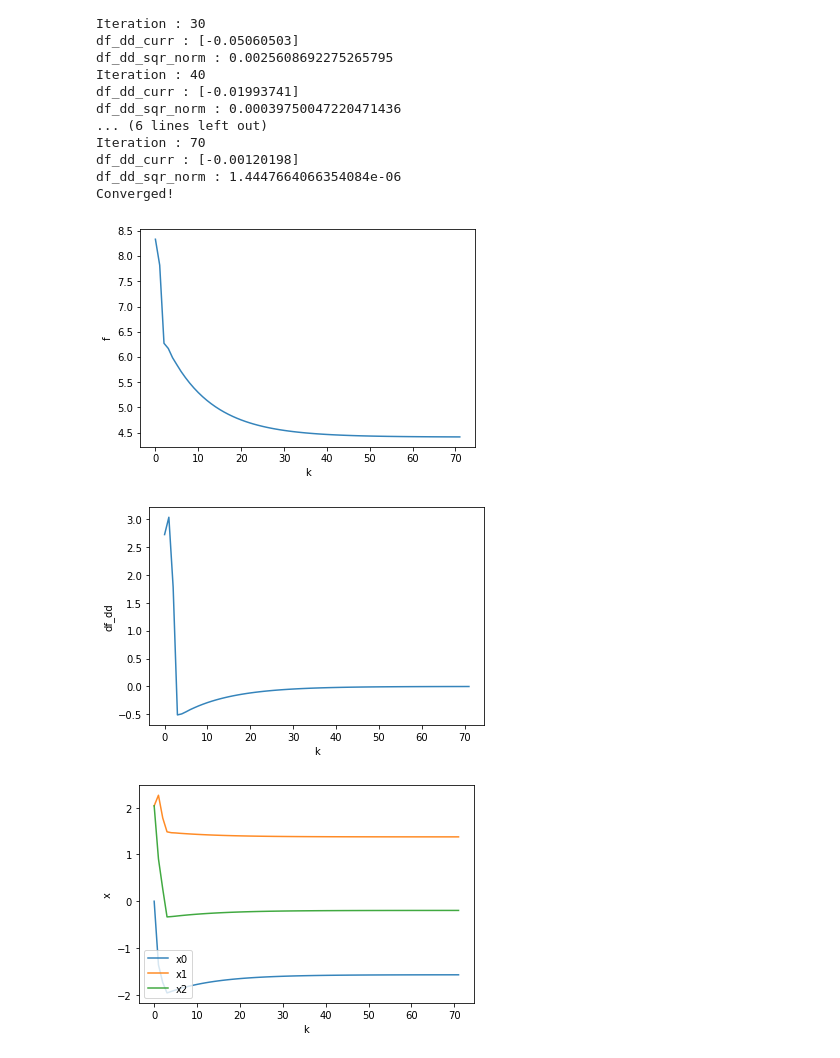
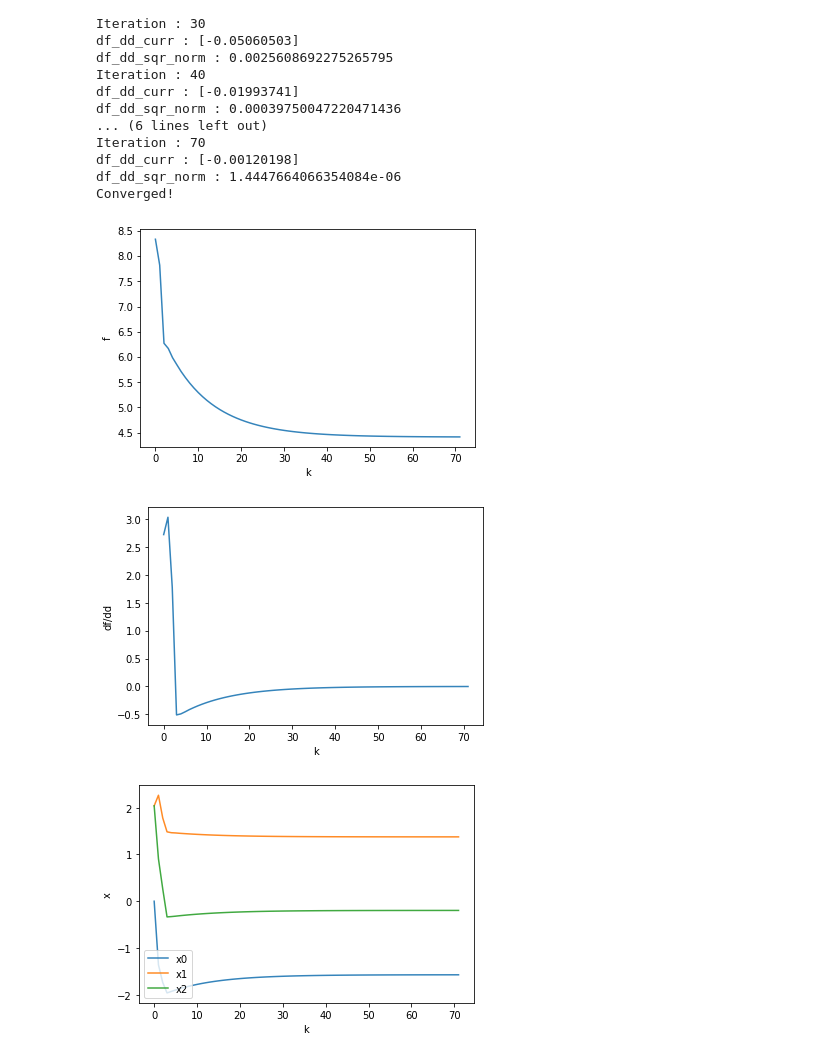
Before and after one commit to jatkin15/DesignOptimization2021Fall, a Jupyter notebook: Homework/Homework 4 Submission.ipynb, the cells around one changed output. Cells and saved outputs as stored; diff of their text form; code cells hidden in the pictures.

```diff
--- a/Homework/Homework 4 Submission.ipynb
+++ b/Homework/Homework 4 Submission.ipynb
@@ -242,6 +405,14 @@ Actually impliment method.
 # %%
 def f_p5(x):
     y = x[0]**2 + x[1]**2 + x[2]**2
+    return y
+
+def h_1_p5(x):
+    y = x[0]**2 / 4.0 + x[1]**2 / 5.0 + x[2]**2 / 25.0 - 1
+    return y
+
+def h_2_p5(x):
+    y = x[0] + x[1] - x[2]
     return y
 
 def del_f_del_d(x):
@@ -254,7 +425,7 @@ def del_h_del_s(x):
     return np.array([[2 * x[1] / 5, 2 * x[2] / 25], [1, -1]])
 
 def del_h_del_d(x):
-    return np.array([(1/2) * x[0], 1]) # make sure np handles dimensions correctly with this
+    return np.array([(1/2) * x[0], 1])
 
 
 
@@ -397,15 +568,7 @@ class Prob5:
             print("s_k : " + str(s_k))
             print("s_k_new : " + str(s_k_new))
         return s_k_new
-        '''
-        if self.params_line_search["verbose"]:
-            print("## In lm_solver - after loop ##")
-            print("!!Hit iteration limit!! Returning initial value for s_k.")
-            print("s_k_init : " + str(s_k_init))
-            print("s_k : " + str(s_k))
-            print("s_k_new : " + str(s_k_new))
-        return s_k_init
-        '''
+
     def loop(self, x):
         for i in range(self.max_iter):
             df_dd_curr = self.value_dict["df_dd"][self.iter_coutner]
@@ -474,33 +637,33 @@ ax.plot(prob5.value_dict["iter"], prob5.value_dict["f"], alpha=0.9)
 ax.set_xlabel('k')
 ax.set_ylabel('f')
 
 
 plt.show()
 
 fig = plt.figure()
 ax = fig.gca()
 
 ax.plot(prob5.value_dict["iter"], prob5.value_dict["df_dd"], alpha=0.9)
 
 ax.set_xlabel('k')
-ax.set_ylabel('df_dd')
+ax.set_ylabel('df/dd')
 
 
 plt.show()
 
 
 fig = plt.figure()
 ax = fig.gca()
 
 #print(prob5.value_dict["x"])
 ax.plot(prob5.value_dict["iter"], prob5.value_dict["x"], alpha=0.9)
 
 ax.set_xlabel('k')
 ax.set_ylabel('x')
 ax.legend(['x0', 'x1', 'x2'])
 
 plt.show()
 # %% [output]
 [figure]
-[figure, old version]
+[figure, new version]
 [figure]
```
Also changed, not shown: parts of 11 cells of this notebook.
